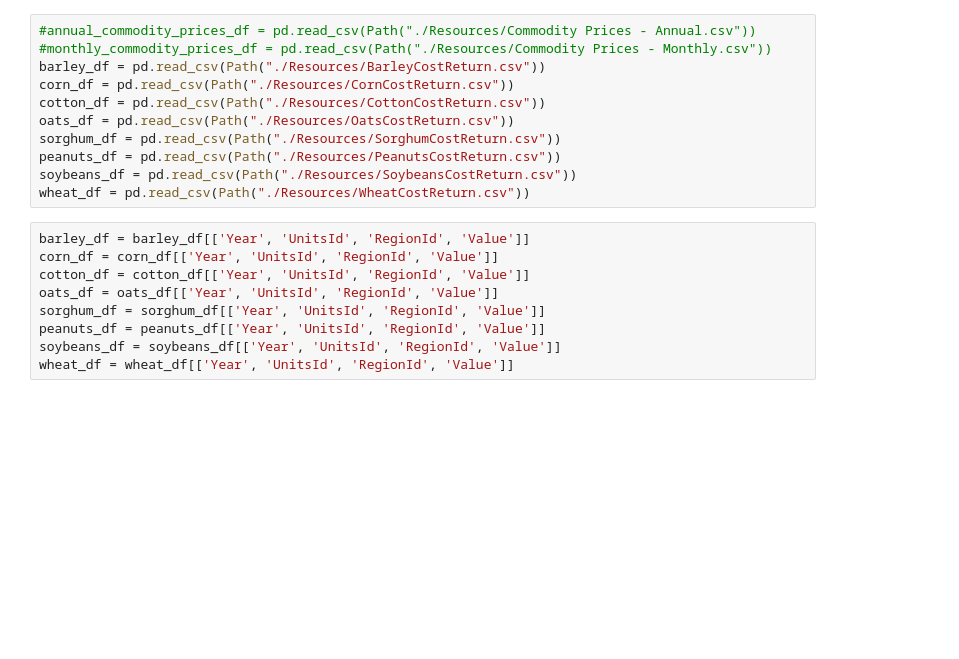
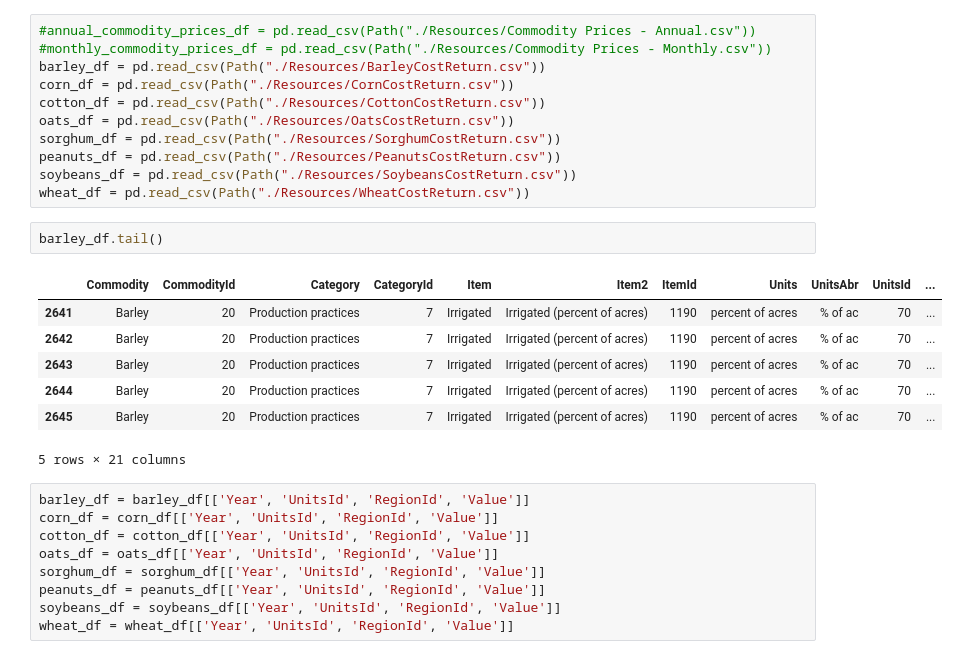
Before and after one commit to joshuacreveling/Group_Project_1, a Jupyter notebook: commodities_prices_vs_climate_change.ipynb, the cells around one changed output. Cells and saved outputs as stored; diff of their text form; blank space fills up the shorter version.

```diff
--- a/commodities_prices_vs_climate_change.ipynb
+++ b/commodities_prices_vs_climate_change.ipynb
@@ -500,6 +559,16 @@ sorghum_df = pd.read_csv(Path("./Resources/SorghumCostReturn.csv"))
 peanuts_df = pd.read_csv(Path("./Resources/PeanutsCostReturn.csv"))
 soybeans_df = pd.read_csv(Path("./Resources/SoybeansCostReturn.csv"))
 wheat_df = pd.read_csv(Path("./Resources/WheatCostReturn.csv"))
+# %%
+barley_df.tail()
+# %% [output]
+|  | Commodity | CommodityId | Category | CategoryId | Item | Item2 | ItemId | Units | UnitsAbr | UnitsId | ... |
+| 2641 | Barley | 20 | Production practices | 7 | Irrigated | Irrigated (percent of acres) | 1190 | percent of acres | % of ac | 70 | ... |
+| 2642 | Barley | 20 | Production practices | 7 | Irrigated | Irrigated (percent of acres) | 1190 | percent of acres | % of ac | 70 | ... |
+| 2643 | Barley | 20 | Production practices | 7 | Irrigated | Irrigated (percent of acres) | 1190 | percent of acres | % of ac | 70 | ... |
+| 2644 | Barley | 20 | Production practices | 7 | Irrigated | Irrigated (percent of acres) | 1190 | percent of acres | % of ac | 70 | ... |
+| 2645 | Barley | 20 | Production practices | 7 | Irrigated | Irrigated (percent of acres) | 1190 | percent of acres | % of ac | 70 | ... |
+5 rows × 21 columns
 # %%
 barley_df = barley_df[['Year', 'UnitsId', 'RegionId', 'Value']]
 corn_df = corn_df[['Year', 'UnitsId', 'RegionId', 'Value']]
```
Also changed, not shown: parts of 13 cells of this notebook.
